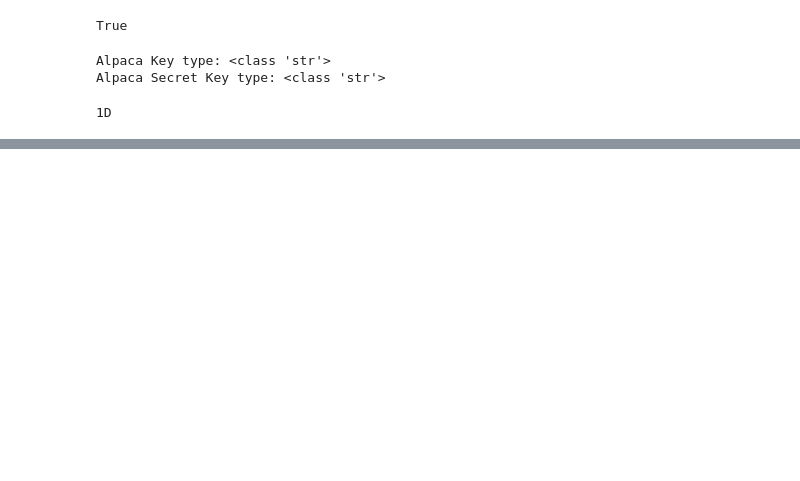
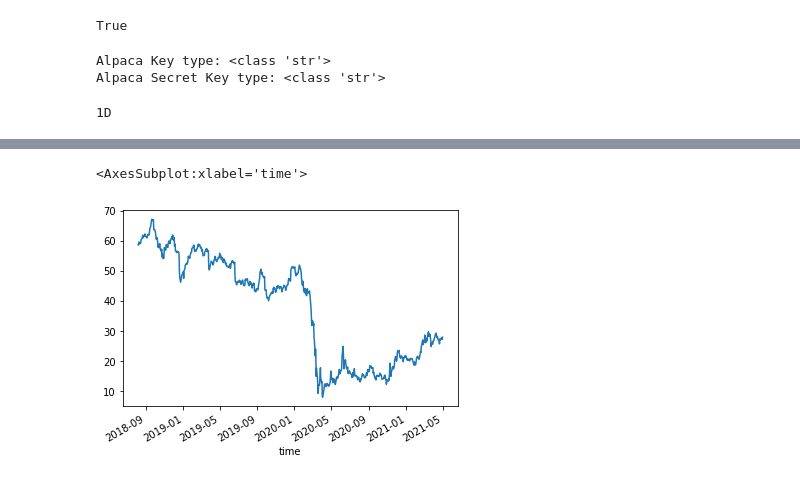
Before and after one commit to Billieo/pandemic_pandas, a Jupyter notebook: notebooks/QuangsNotebooks/pullalpacas.ipynb, the cells around one changed output, grey strips where cells are left out. Saved outputs shown, nothing was run; the diff lists cells and outputs as text; code cells hidden in the pictures; blank space fills up the shorter version.

```diff
--- a/notebooks/QuangsNotebooks/pullalpacas.ipynb
+++ b/notebooks/QuangsNotebooks/pullalpacas.ipynb
@@ -75,0 +106,6 @@ Length: 140, dtype: int64
+# %%
+ccl = df_portfolio[('CCL','close')]
+ccl.plot()
+# %% [output]
+<AxesSubplot:xlabel='time'>
+[figure, added]
```
Also changed, not shown: parts of 23 cells of this notebook, 3 other files.
